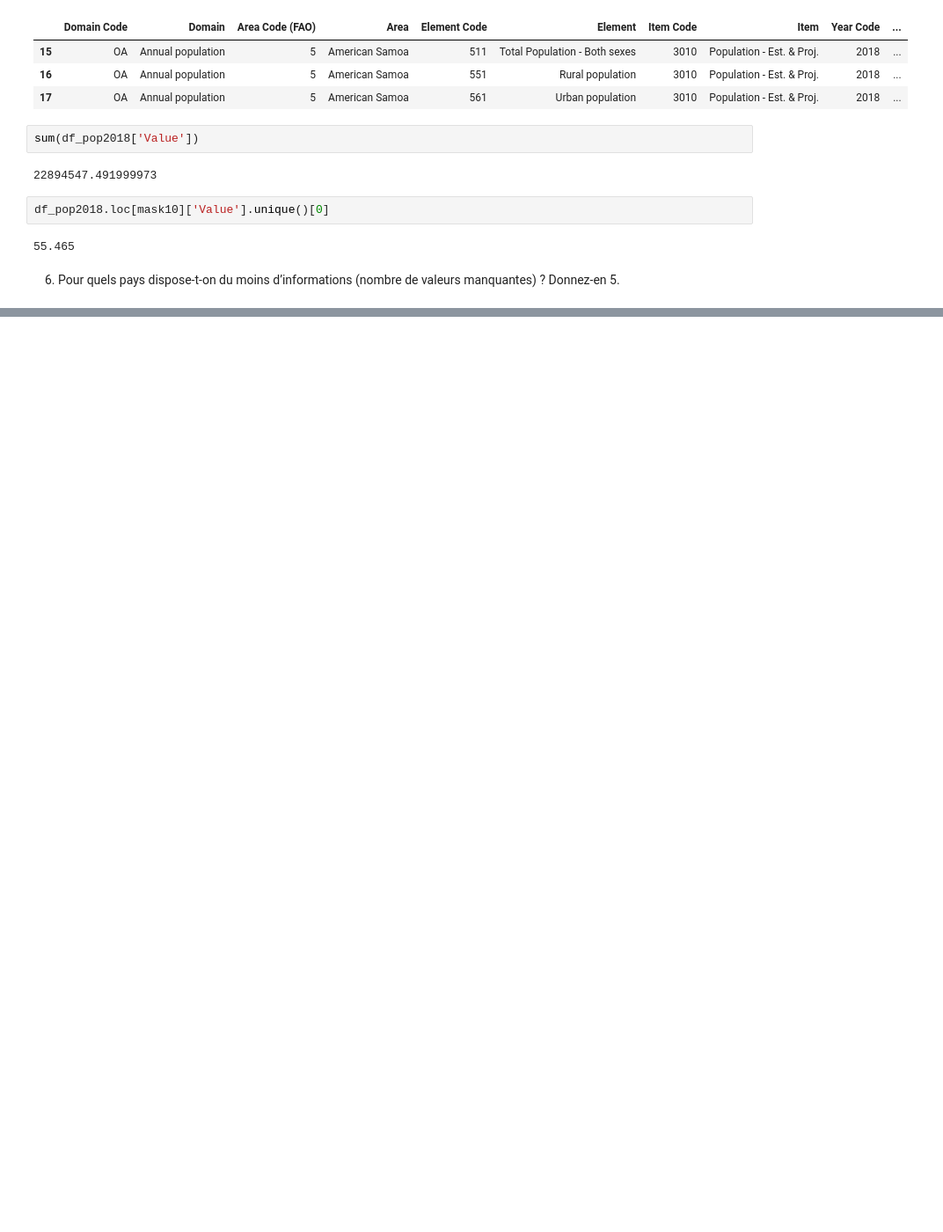
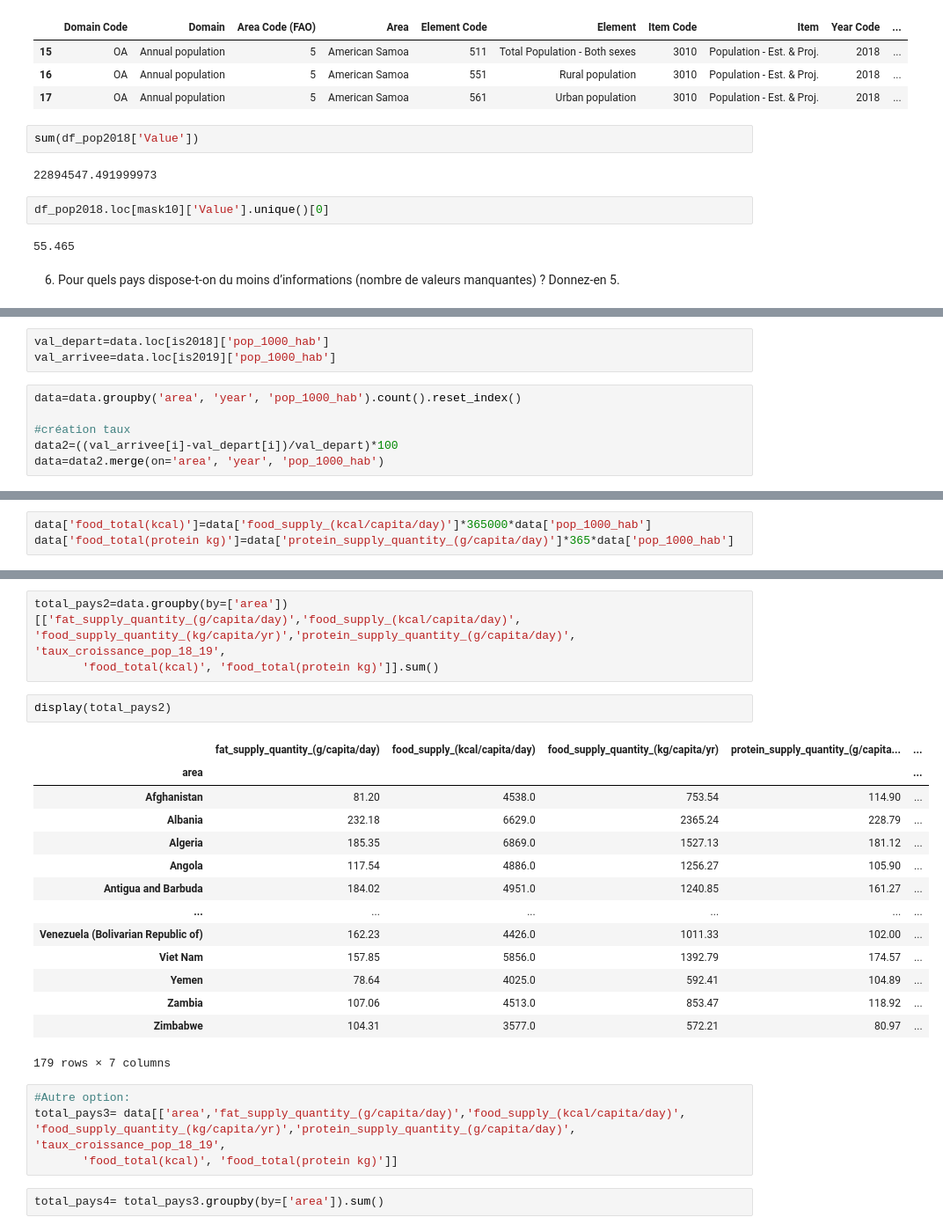
Before and after one commit to NinaNusb/FAOSTAT, a Jupyter notebook: df_list/FAOSTAT.ipynb, the cells around one changed output, grey strips where cells are left out. Shown: that part at 88% size. Drawn from its saved outputs; the diff is of its cells as text; blank space fills up the shorter version.

```diff
--- a/df_list/FAOSTAT.ipynb
+++ b/df_list/FAOSTAT.ipynb
@@ -718,0 +831,9 @@ data
+# %%
+val_depart=data.loc[is2018]['pop_1000_hab']
+val_arrivee=data.loc[is2019]['pop_1000_hab']
+# %%
+data=data.groupby('area', 'year', 'pop_1000_hab').count().reset_index()
+
+#création taux
+data2=((val_arrivee[i]-val_depart[i])/val_depart)*100
+data=data2.merge(on='area', 'year', 'pop_1000_hab')
@@ -718,0 +870,3 @@ data
+# %%
+data['food_total(kcal)']=data['food_supply_(kcal/capita/day)']*365000*data['pop_1000_hab']
+data['food_total(protein kg)']=data['protein_supply_quantity_(g/capita/day)']*365*data['pop_1000_hab']
@@ -718,0 +882,26 @@ data
+# %%
+total_pays2=data.groupby(by=['area'])[['fat_supply_quantity_(g/capita/day)','food_supply_(kcal/capita/day)', 'food_supply_quantity_(kg/capita/yr)','protein_supply_quantity_(g/capita/day)', 'taux_croissance_pop_18_19',
+       'food_total(kcal)', 'food_total(protein kg)']].sum()
+# %%
+display(total_pays2)
+# %% [output]
+|  | fat_supply_quantity_(g/capita/day) | food_supply_(kcal/capita/day) | food_supply_quantity_(kg/capita/yr) | protein_supply_quantity_(g/capita... | ... |
+| area |  |  |  |  | ... |
+| Afghanistan | 81.20 | 4538.0 | 753.54 | 114.90 | ... |
+| Albania | 232.18 | 6629.0 | 2365.24 | 228.79 | ... |
+| Algeria | 185.35 | 6869.0 | 1527.13 | 181.12 | ... |
+| Angola | 117.54 | 4886.0 | 1256.27 | 105.90 | ... |
+| Antigua and Barbuda | 184.02 | 4951.0 | 1240.85 | 161.27 | ... |
+| ... | ... | ... | ... | ... | ... |
+| Venezuela (Bolivarian Republic of) | 162.23 | 4426.0 | 1011.33 | 102.00 | ... |
+| Viet Nam | 157.85 | 5856.0 | 1392.79 | 174.57 | ... |
+| Yemen | 78.64 | 4025.0 | 592.41 | 104.89 | ... |
+| Zambia | 107.06 | 4513.0 | 853.47 | 118.92 | ... |
+| Zimbabwe | 104.31 | 3577.0 | 572.21 | 80.97 | ... |
+179 rows × 7 columns
+# %%
+#Autre option:
+total_pays3= data[['area','fat_supply_quantity_(g/capita/day)','food_supply_(kcal/capita/day)', 'food_supply_quantity_(kg/capita/yr)','protein_supply_quantity_(g/capita/day)', 'taux_croissance_pop_18_19',
+       'food_total(kcal)', 'food_total(protein kg)']]
+# %%
+total_pays4= total_pays3.groupby(by=['area']).sum()
```
Also changed, not shown: parts of 26 cells of this notebook.
